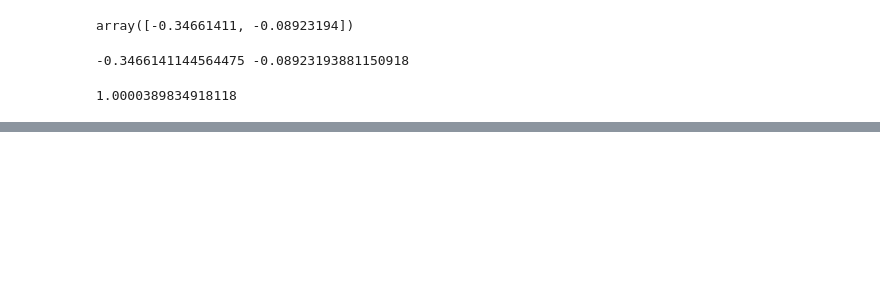
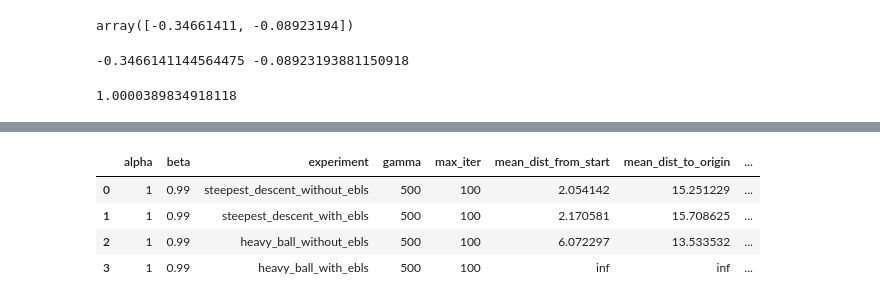
Before and after one commit to ksreenivasan/momentum_nonconvex_opt, a Jupyter notebook: griewank_tests.ipynb, the cells around one changed output, grey strips where cells are left out. Drawn from its saved outputs; the diff is of its cells as text; code cells hidden in the pictures; blank space fills up the shorter version.

```diff
--- a/griewank_tests.ipynb
+++ b/griewank_tests.ipynb
@@ -297,0 +315,2 @@ get_approx_L()
+# %%
+df = driver()
@@ -297,0 +331,8 @@ get_approx_L()
+# %%
+df.head()
+# %% [output]
+|  | alpha | beta | experiment | gamma | max_iter | mean_dist_from_start | mean_dist_to_origin | ... |
+| 0 | 1 | 0.99 | steepest_descent_without_ebls | 500 | 100 | 2.054142 | 15.251229 | ... |
+| 1 | 1 | 0.99 | steepest_descent_with_ebls | 500 | 100 | 2.170581 | 15.708625 | ... |
+| 2 | 1 | 0.99 | heavy_ball_without_ebls | 500 | 100 | 6.072297 | 13.533532 | ... |
+| 3 | 1 | 0.99 | heavy_ball_with_ebls | 500 | 100 | inf | inf | ... |
```
Also changed, not shown: parts of 12 cells of this notebook, 1 other file.
